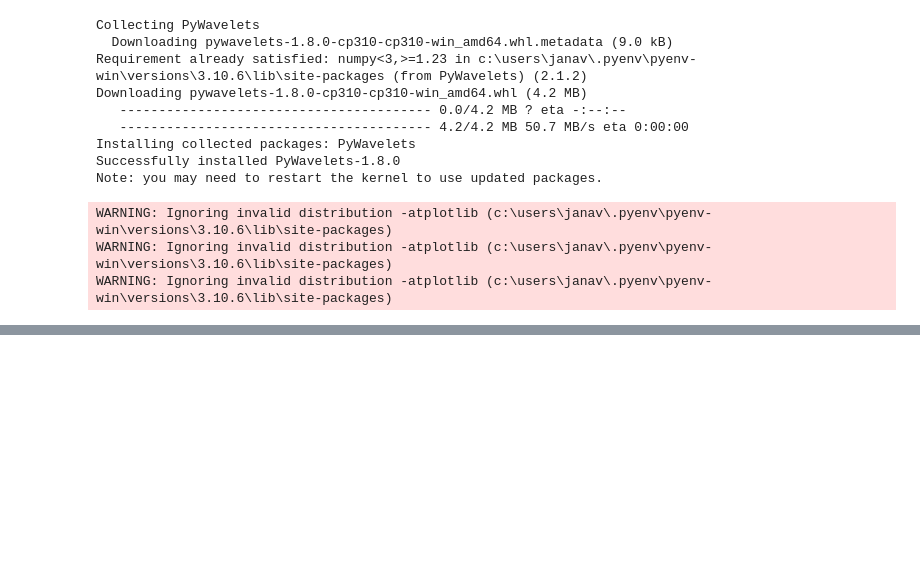
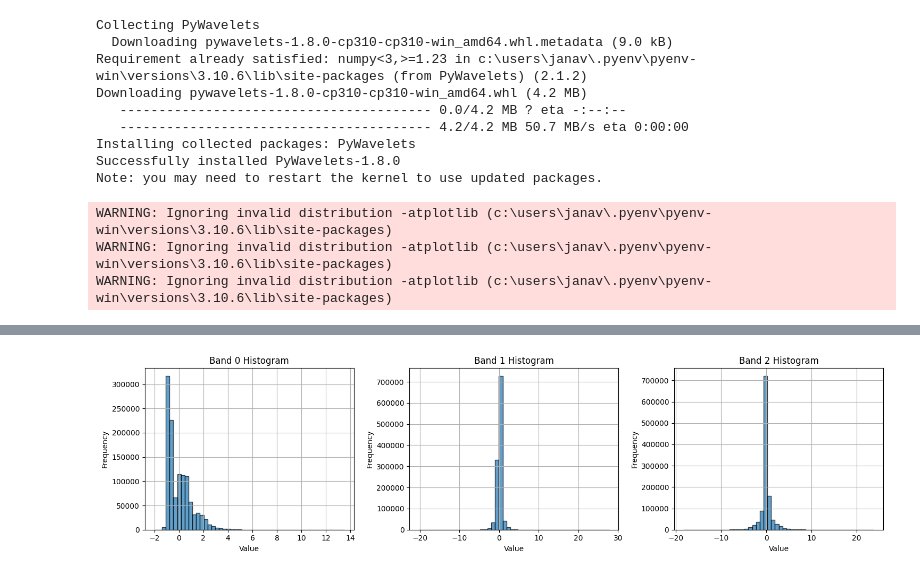
Before and after one commit to JanaJankovic/local-stlf, a Jupyter notebook: wavelet-transform/main.ipynb, the cells around one changed output, grey strips where cells are left out. Saved outputs shown, nothing was run; the diff lists cells and outputs as text; code cells hidden in the pictures; blank space fills up the shorter version.

```diff
--- a/wavelet-transform/main.ipynb
+++ b/wavelet-transform/main.ipynb
@@ -330,0 +60,22 @@ AttributeError: 'list' object has no attribute 'shape'
+# %%
+import matplotlib.pyplot as plt
+
+def plot_band_histograms(X_train_tensors, bins=50):
+    n_bands = len(X_train_tensors)
+    plt.figure(figsize=(5 * n_bands, 4))
+
+    for i in range(n_bands):
+        data = X_train_tensors[i].cpu().detach().numpy().flatten()
+        plt.subplot(1, n_bands, i + 1)
+        plt.hist(data, bins=bins, alpha=0.7, edgecolor='black')
+        plt.title(f'Band {i} Histogram')
+        plt.xlabel('Value')
+        plt.ylabel('Frequency')
+        plt.grid(True)
+
+    plt.tight_layout()
+    plt.show()
+# %%
+plot_band_histograms(X_train_tensors)
+# %% [output]
+[figure, added]
```
Also changed, not shown: parts of 16 cells of this notebook, 7 other files.
